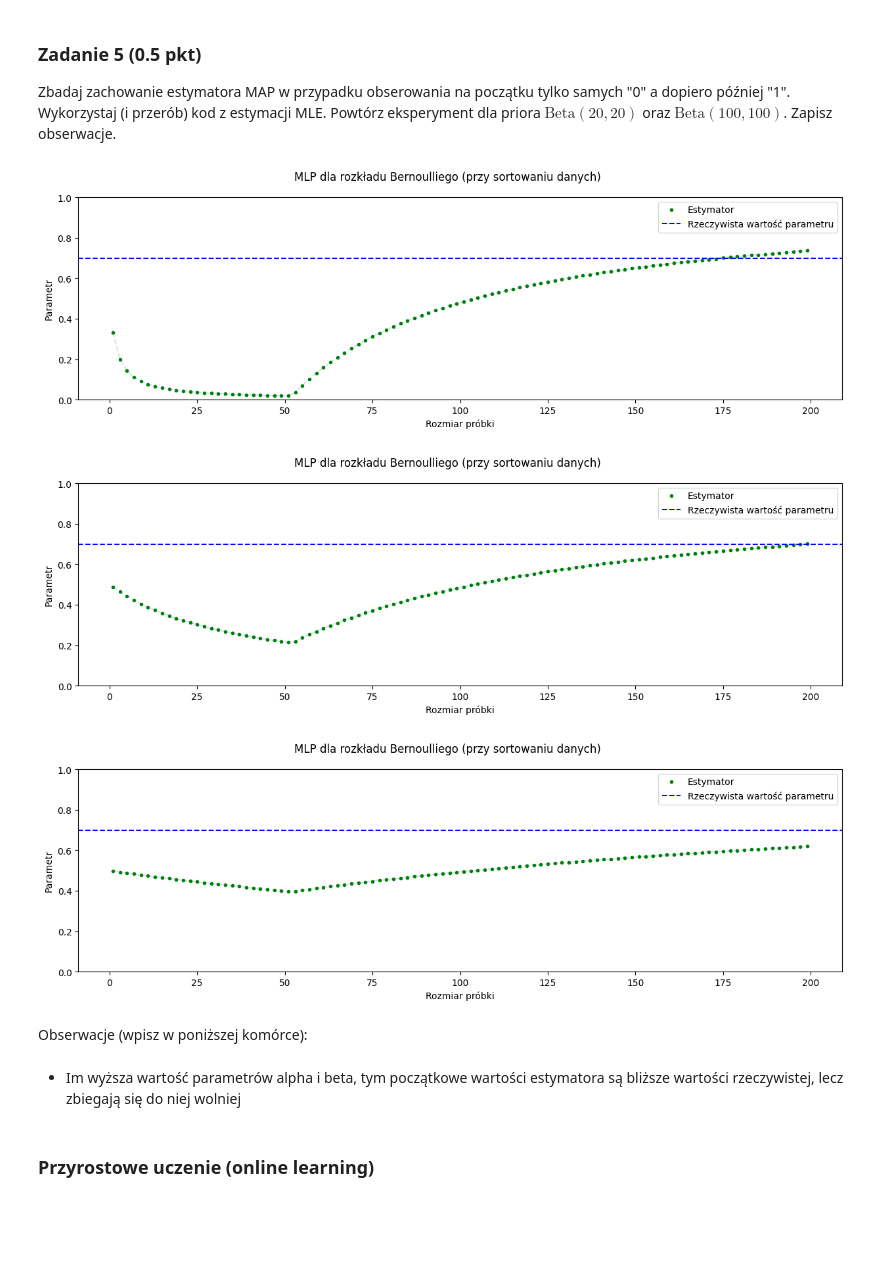
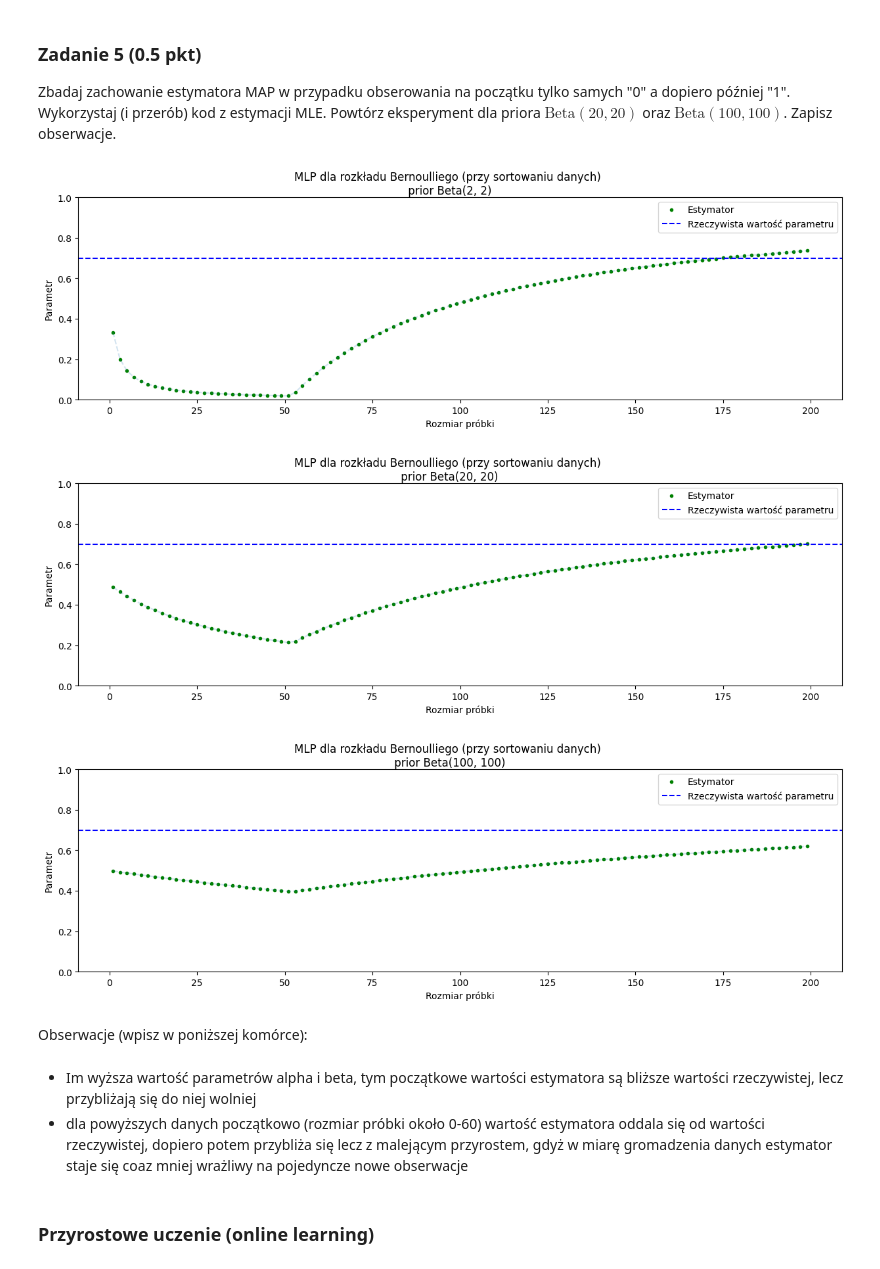
Before and after one commit to piotrdurniat/pgm-l02-mle-map, a Jupyter notebook: MLE_MAP.ipynb, the cells around one changed output. Cells and saved outputs as stored; diff of their text form; code cells hidden in the pictures; blank space fills up the shorter version.

```diff
--- a/MLE_MAP.ipynb
+++ b/MLE_MAP.ipynb
@@ -388,36 +389,36 @@ Zbadaj zachowanie estymatora MAP w przypadku obserowania na początku tylko samy
 # %%
 p = 0.7
 n = 1_000
 coin_data = bernoulli(p, n)
 
 
 def plot_p_map(alpha: float, beta: float):
     sample_sizes, p_map_values = evaluate_at_intervals(
         data=sorted(coin_data[:200]),
         step=2,
         fn=lambda d, i: beta_bernoulli_map(x=d[:i], alpha=alpha, beta=beta),
     )
 
     plot_param_values(
         sample_sizes=sample_sizes,
         param_values=p_map_values,
         true_param_value=p,
-        title="MLP dla rozkładu Bernoulliego (przy sortowaniu danych)",
+        title=f"MLP dla rozkładu Bernoulliego (przy sortowaniu danych)\n prior Beta({alpha}, {beta})",
     )
 
 
 plot_p_map(alpha=2, beta=2)
 plot_p_map(alpha=20, beta=20)
 plot_p_map(alpha=100, beta=100)
 # %% [output]
-[figure, old version]
+[figure, new version]
-[figure, old version]
+[figure, new version]
-[figure, old version]
+[figure, new version]
 # %% [markdown]
 Obserwacje (wpisz w poniższej komórce):
 # %% [markdown]
-- Im wyższa wartość parametrów alpha i beta, tym początkowe wartości estymatora są bliższe wartości rzeczywistej,
-  lecz zbiegają się do niej wolniej
+- Im wyższa wartość parametrów alpha i beta, tym początkowe wartości estymatora są bliższe wartości rzeczywistej, lecz przybliżają się do niej wolniej
+- dla powyższych danych początkowo (rozmiar próbki około 0-60) wartość estymatora oddala się od wartości rzeczywistej, dopiero potem przybliża się lecz z malejącym przyrostem, gdyż w miarę gromadzenia danych estymator staje się coaz mniej wrażliwy na pojedyncze nowe obserwacje
 # %% [markdown]
 ### Przyrostowe uczenie (online learning)
 # %% [markdown]
```
Also changed, not shown: parts of 4 cells of this notebook.
